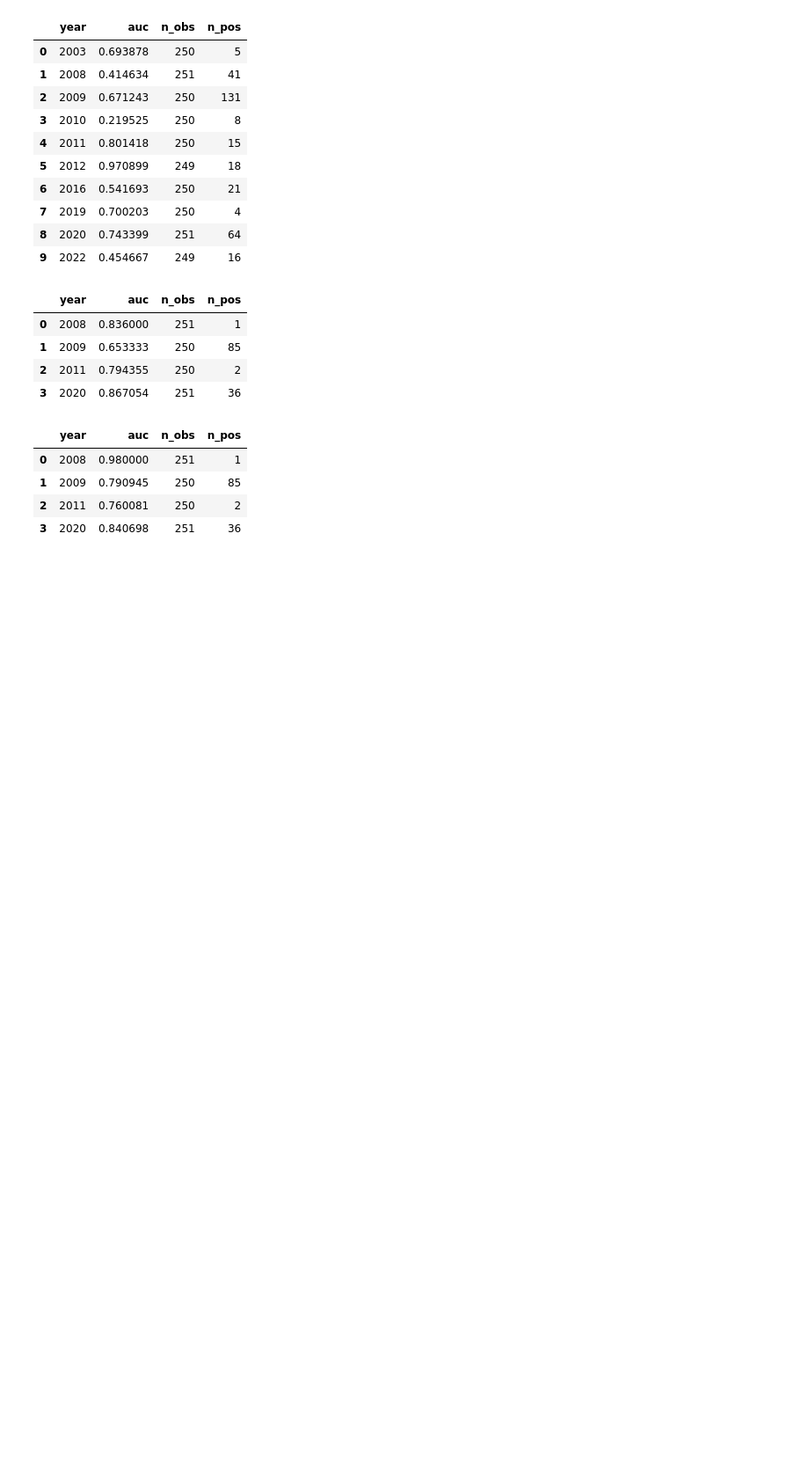
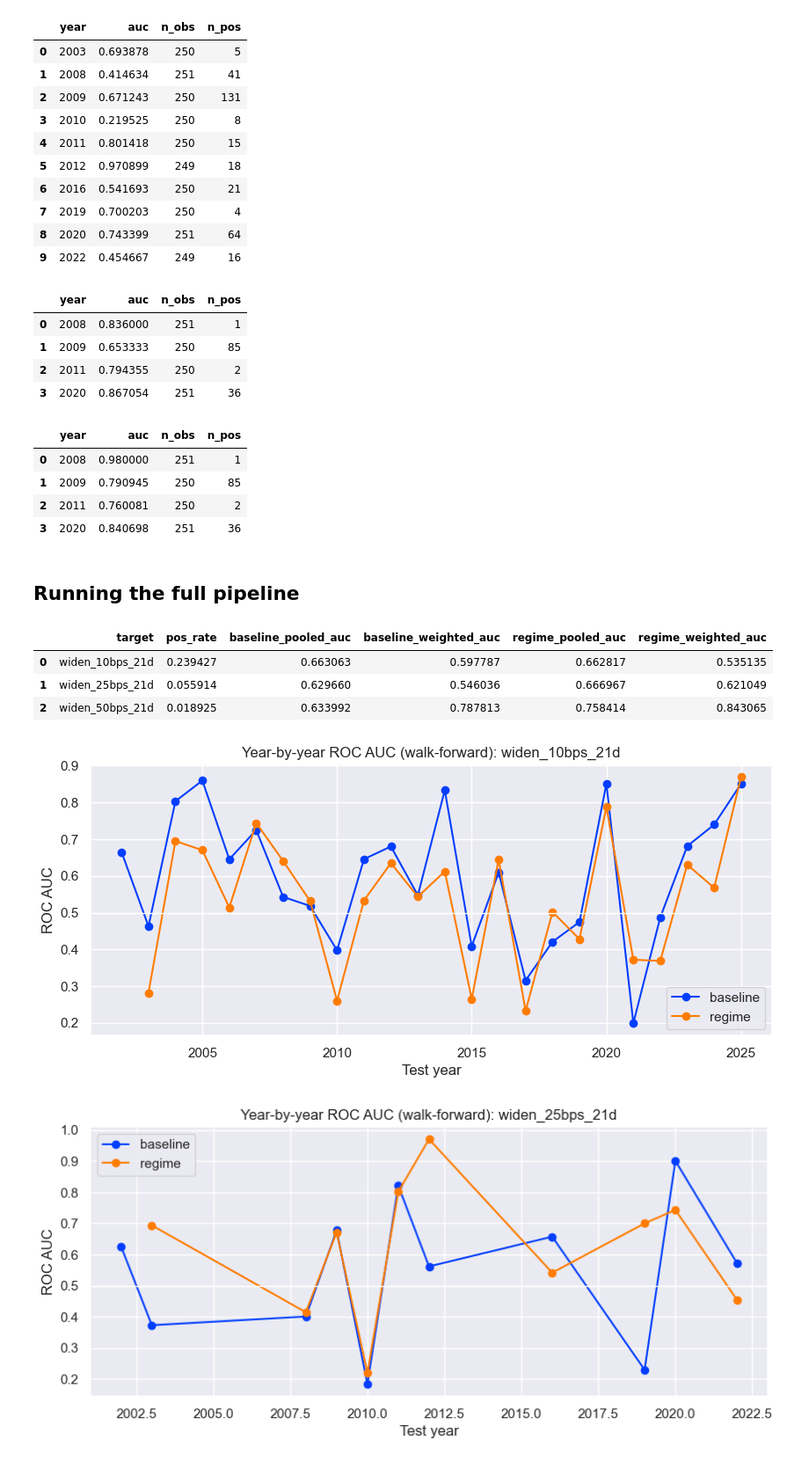
Before and after one commit to WickedoneC/credit_spread_regime, a Jupyter notebook: notebooks/01_eda_spread_regimes.ipynb, the cells around one changed output. Shown at 88% size. Drawn from its saved outputs; the diff is of its cells as text; code cells hidden in the pictures; blank space fills up the shorter version.

Commit message:
running full walk forward pipeline

```diff
--- a/notebooks/01_eda_spread_regimes.ipynb
+++ b/notebooks/01_eda_spread_regimes.ipynb
@@ -1352,3 +1352,5 @@ display(details[("widen_50bps_21d", "regime")])
 | 1 | 2009 | 0.790945 | 250 | 85 |
 | 2 | 2011 | 0.760081 | 250 | 2 |
 | 3 | 2020 | 0.840698 | 251 | 36 |
+# %% [markdown]
+## Running the full pipeline
@@ -1354,0 +1456,63 @@ display(details[("widen_50bps_21d", "regime")])
+# %%
+# Run OOS scoring for each target (baseline vs regime)
+LOCKED_TARGETS = ["widen_10bps_21d", "widen_25bps_21d", "widen_50bps_21d"]
+
+results = {}
+for tgt in LOCKED_TARGETS:
+    results[(tgt, "baseline")] = walk_forward_oos_predictions(
+        df=df,
+        feature_cols=feature_cols,
+        target_col=tgt,
+        min_train_years=5,
+        model_kwargs={"C": 1.0}
+    )
+    results[(tgt, "regime")] = walk_forward_oos_predictions(
+        df=df,
+        feature_cols=feature_cols_regime,
+        target_col=tgt,
+        min_train_years=5,
+        model_kwargs={"C": 1.0}
+    )
+
+summary_rows = []
+for tgt in LOCKED_TARGETS:
+    b = results[(tgt, "baseline")]
+    r = results[(tgt, "regime")]
+    # pos_rate computed on rows used for the model (same df dropna)
+    used = df.dropna(subset=(feature_cols_regime + [tgt]))[tgt].astype(int)
+    summary_rows.append({
+        "target": tgt,
+        "pos_rate": float(used.mean()),
+        "baseline_pooled_auc": b["pooled_auc"],
+        "baseline_weighted_auc": b["weighted_auc"],
+        "regime_pooled_auc": r["pooled_auc"],
+        "regime_weighted_auc": r["weighted_auc"],
+    })
+
+pd.DataFrame(summary_rows).sort_values("target")
+# %% [output]
+|  | target | pos_rate | baseline_pooled_auc | baseline_weighted_auc | regime_pooled_auc | regime_weighted_auc |
+| 0 | widen_10bps_21d | 0.239427 | 0.663063 | 0.597787 | 0.662817 | 0.535135 |
+| 1 | widen_25bps_21d | 0.055914 | 0.629660 | 0.546036 | 0.666967 | 0.621049 |
+| 2 | widen_50bps_21d | 0.018925 | 0.633992 | 0.787813 | 0.758414 | 0.843065 |
+# %%
+# Year-by-year AUC plot (baseline vs regime)
+def plot_yearly_auc(target: str):
+    by_b = results[(target, "baseline")]["by_year"].copy()
+    by_r = results[(target, "regime")]["by_year"].copy()
+
+    plt.figure(figsize=(10, 4))
+    plt.plot(by_b["year"], by_b["auc"], marker="o", label="baseline")
+    plt.plot(by_r["year"], by_r["auc"], marker="o", label="regime")
+    plt.axhline(0.5, linewidth=1)
+    plt.title(f"Year-by-year ROC AUC (walk-forward): {target}")
+    plt.xlabel("Test year")
+    plt.ylabel("ROC AUC")
+    plt.legend()
+    plt.show()
+
+for tgt in LOCKED_TARGETS:
+    plot_yearly_auc(tgt)
+# %% [output]
+[figure, added]
+[figure, added]
```
Also changed, not shown: parts of 11 cells of this notebook.
